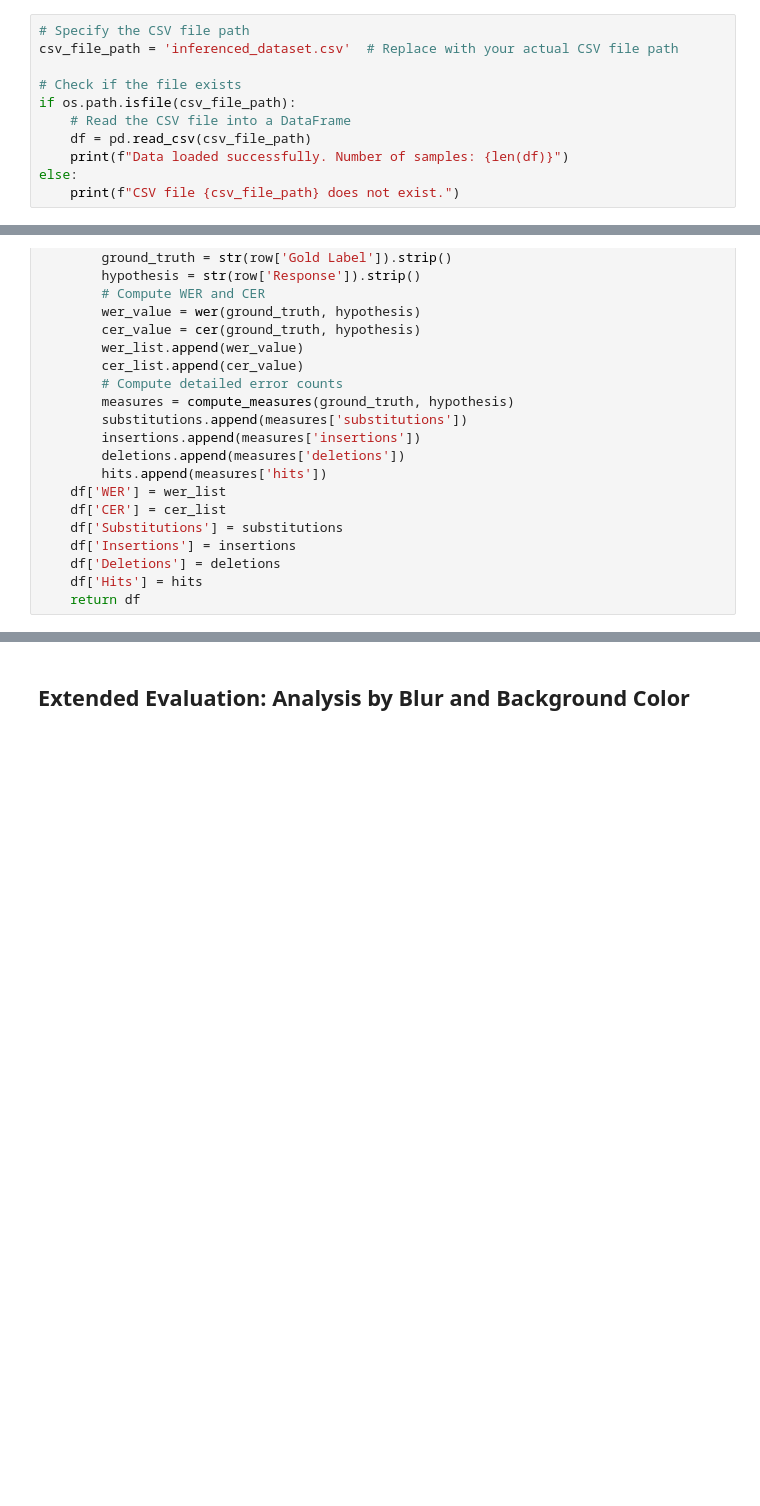
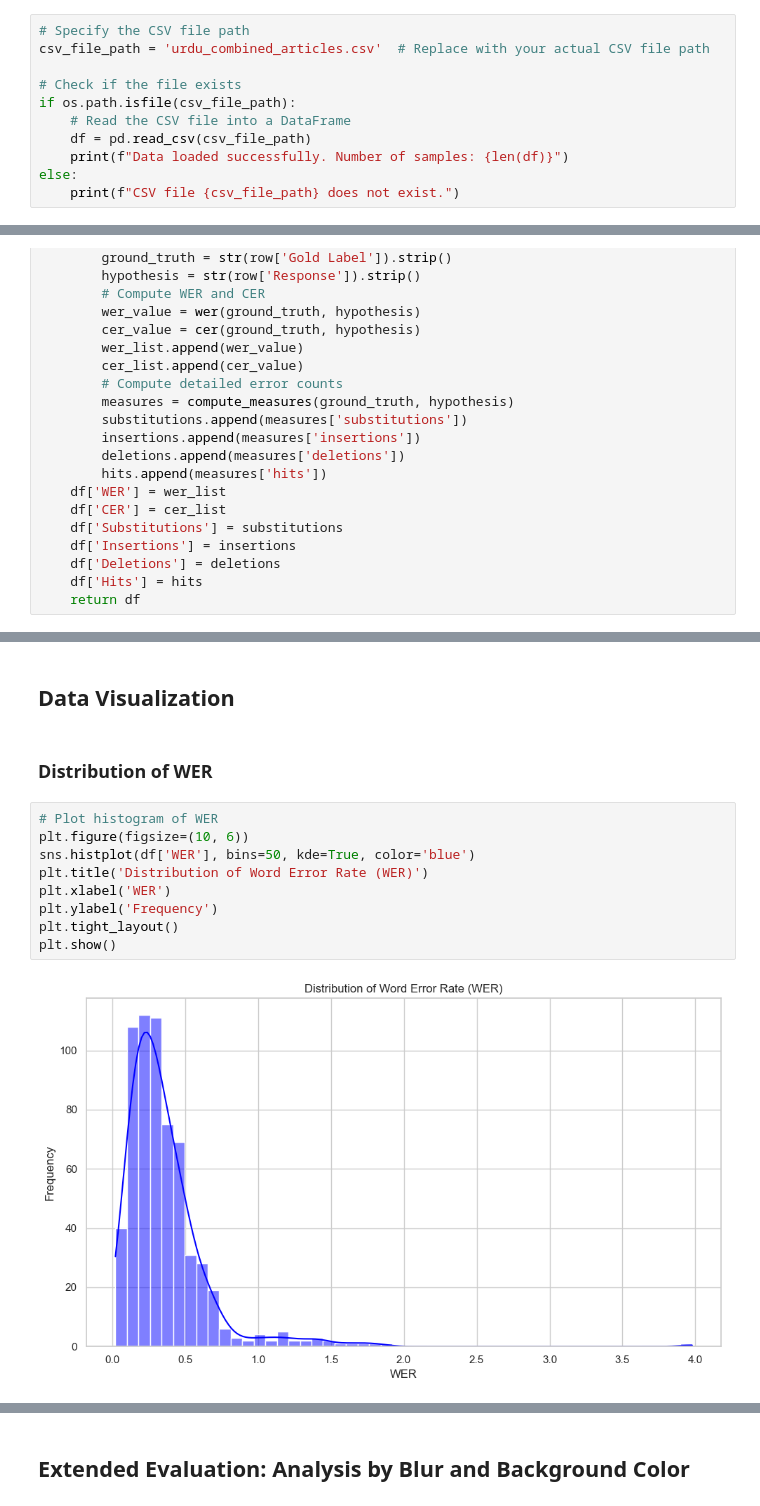
Before and after one commit to abdullahsohaill/CS6303-ResearchProject, a Jupyter notebook: analysis.ipynb, the cells around one changed output, grey strips where cells are left out. Cells and saved outputs as stored; diff of their text form; blank space fills up the shorter version.

Commit message:
urdu inferences updated

```diff
--- a/analysis.ipynb
+++ b/analysis.ipynb
@@ -18,6 +18,6 @@ sns.set(style='whitegrid')
 # %%
 # Specify the CSV file path
-csv_file_path = 'inferenced_dataset.csv'  # Replace with your actual CSV file path
+csv_file_path = 'urdu_combined_articles.csv'  # Replace with your actual CSV file path
 
 # Check if the file exists
 if os.path.isfile(csv_file_path):
@@ -92,0 +118,15 @@ def compute_error_rates(df):
+# %% [markdown]
+## Data Visualization
+# %% [markdown]
+### Distribution of WER
+# %%
+# Plot histogram of WER
+plt.figure(figsize=(10, 6))
+sns.histplot(df['WER'], bins=50, kde=True, color='blue')
+plt.title('Distribution of Word Error Rate (WER)')
+plt.xlabel('WER')
+plt.ylabel('Frequency')
+plt.tight_layout()
+plt.show()
+# %% [output]
+[figure, added]
```
Also changed, not shown: parts of 47 cells of this notebook, 3 other files.
